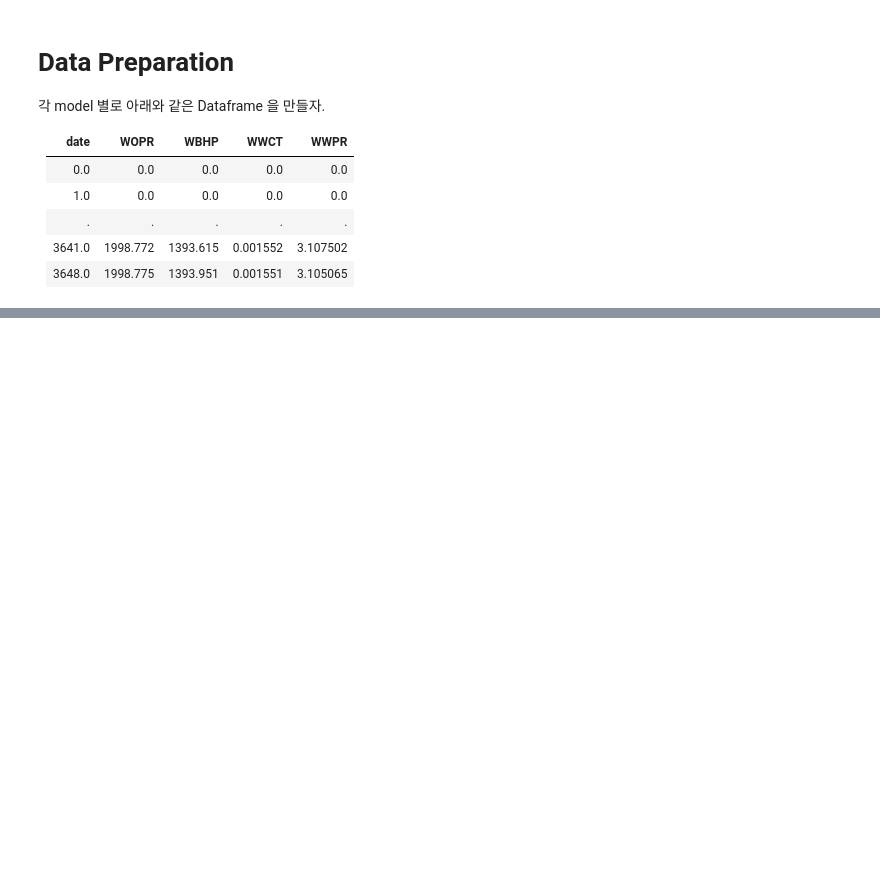
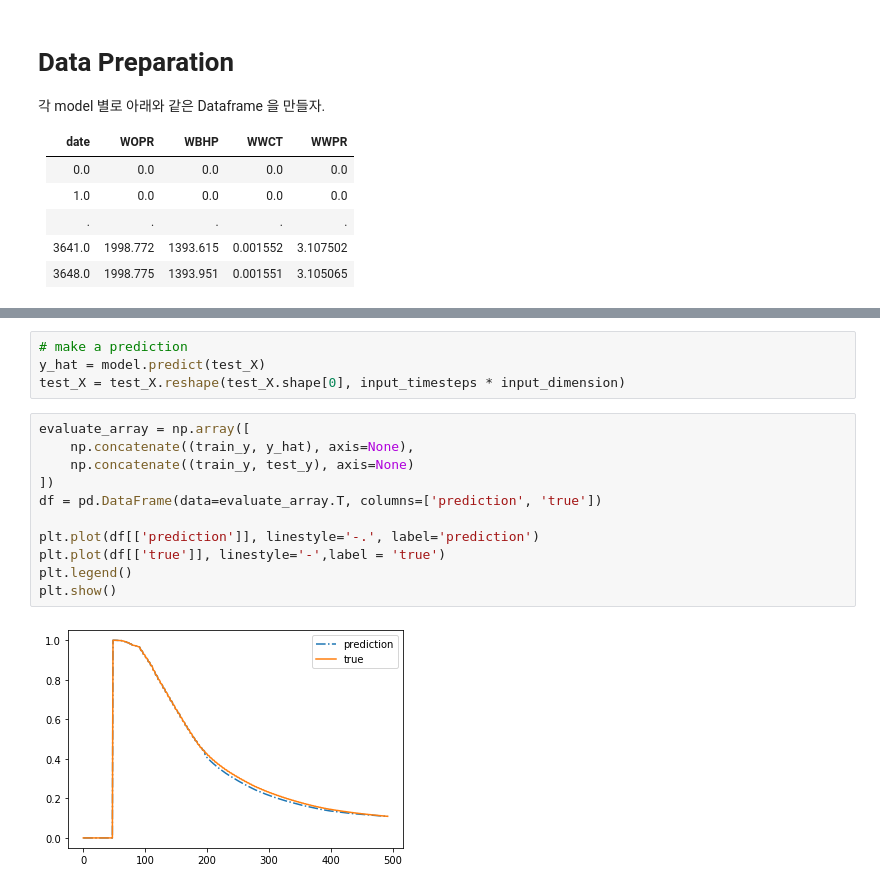
Before and after one commit to Pigrabbit/lstm, a Jupyter notebook: lstm_brugge.ipynb, the cells around one changed output, grey strips where cells are left out. Cells and saved outputs as stored; diff of their text form; blank space fills up the shorter version.

```diff
--- a/lstm_brugge.ipynb
+++ b/lstm_brugge.ipynb
@@ -180,0 +313,17 @@ date
+# %%
+# make a prediction
+y_hat = model.predict(test_X)
+test_X = test_X.reshape(test_X.shape[0], input_timesteps * input_dimension)
+# %%
+evaluate_array = np.array([
+    np.concatenate((train_y, y_hat), axis=None),
+    np.concatenate((train_y, test_y), axis=None)
+])
+df = pd.DataFrame(data=evaluate_array.T, columns=['prediction', 'true'])
+
+plt.plot(df[['prediction']], linestyle='-.', label='prediction')
+plt.plot(df[['true']], linestyle='-',label = 'true')
+plt.legend()
+plt.show()
+# %% [output]
+[figure, added]
```
Also changed, not shown: parts of 21 cells of this notebook.
